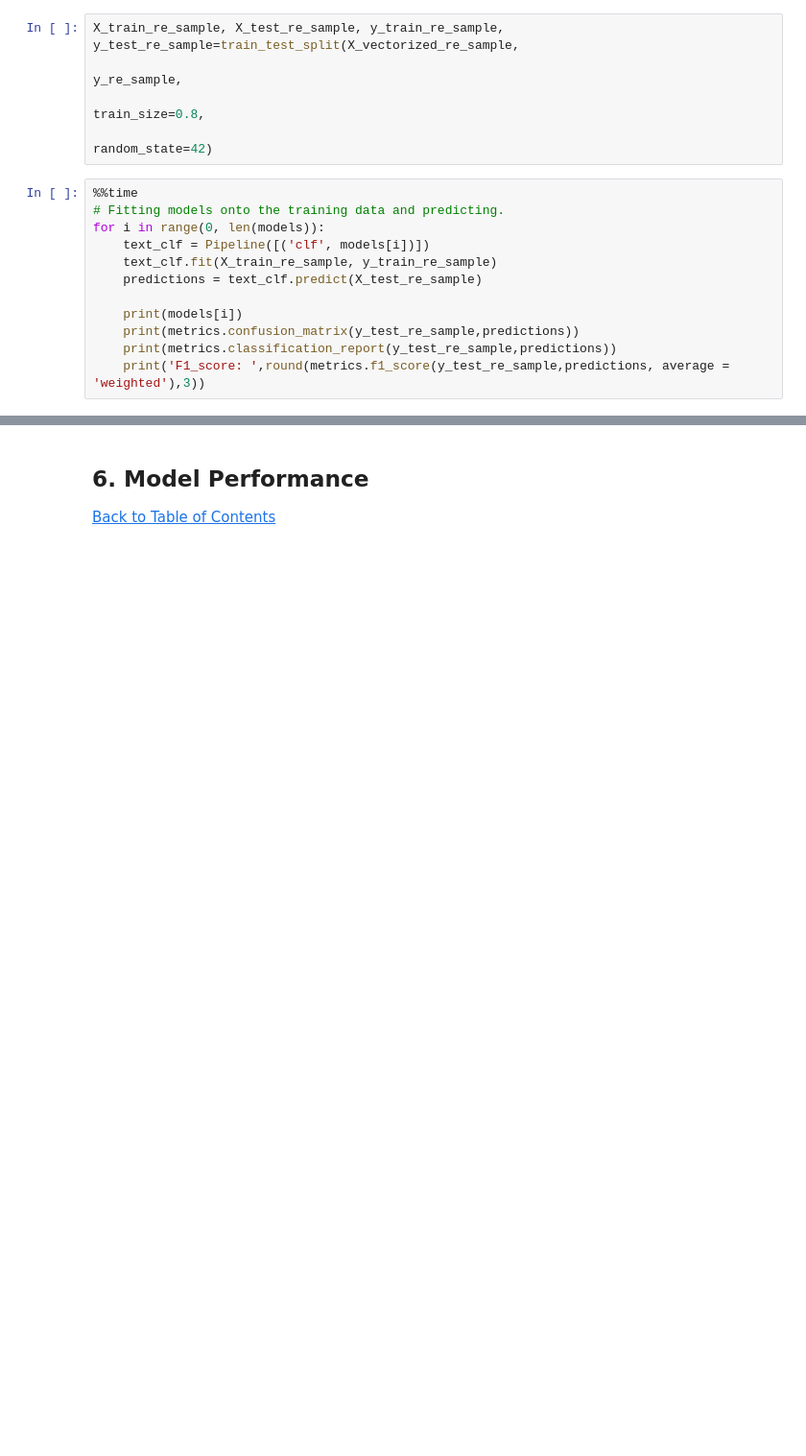
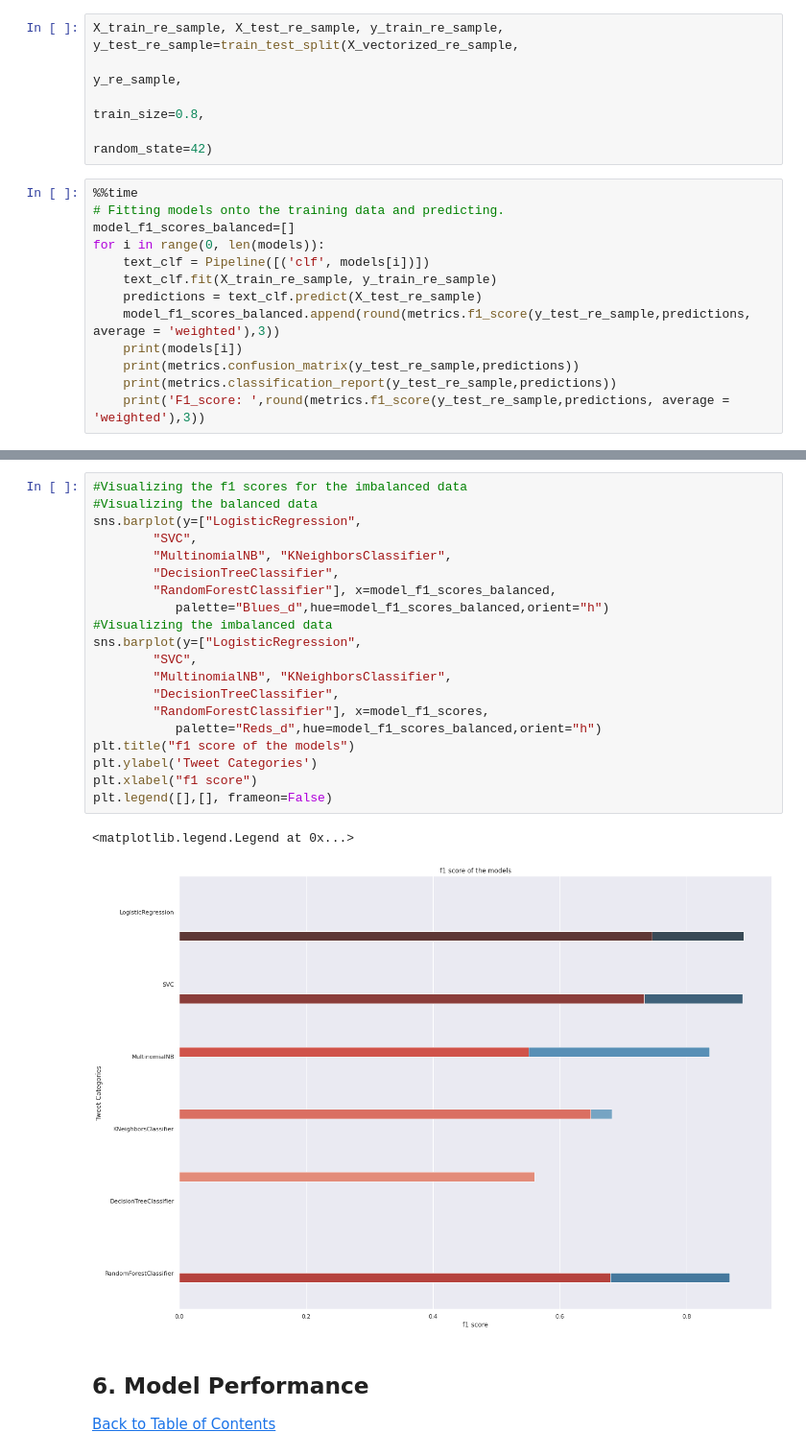
Before and after one commit to Classification-Team-CW5/Team-CW5-Notebook, a Jupyter notebook: Climate_Change_Beliefs_Analysis_(1).ipynb, the cells around one changed output, grey strips where cells are left out. Shown at 96% size. Drawn from its saved outputs; the diff is of its cells as text; blank space fills up the shorter version.

```diff
--- a/Climate_Change_Beliefs_Analysis_(1).ipynb
+++ b/Climate_Change_Beliefs_Analysis_(1).ipynb
@@ -629,11 +637,12 @@ X_train_re_sample, X_test_re_sample, y_train_re_sample, y_test_re_sample=train_t
 # %%
 %%time
 # Fitting models onto the training data and predicting.
+model_f1_scores_balanced=[]
 for i in range(0, len(models)):
     text_clf = Pipeline([('clf', models[i])])
     text_clf.fit(X_train_re_sample, y_train_re_sample)
     predictions = text_clf.predict(X_test_re_sample)
-
+    model_f1_scores_balanced.append(round(metrics.f1_score(y_test_re_sample,predictions, average = 'weighted'),3))
     print(models[i])
     print(metrics.confusion_matrix(y_test_re_sample,predictions))
     print(metrics.classification_report(y_test_re_sample,predictions))
@@ -659,3 +668,26 @@ Wall time: 2min 15s
+# %%
+#Visualizing the f1 scores for the imbalanced data
+#Visualizing the balanced data
+sns.barplot(y=["LogisticRegression",
+        "SVC",
+        "MultinomialNB", "KNeighborsClassifier",
+        "DecisionTreeClassifier",
+        "RandomForestClassifier"], x=model_f1_scores_balanced,
+           palette="Blues_d",hue=model_f1_scores_balanced,orient="h")
+#Visualizing the imbalanced data
+sns.barplot(y=["LogisticRegression",
+        "SVC",
+        "MultinomialNB", "KNeighborsClassifier",
+        "DecisionTreeClassifier",
+        "RandomForestClassifier"], x=model_f1_scores,
+           palette="Reds_d",hue=model_f1_scores_balanced,orient="h")
+plt.title("f1 score of the models")
+plt.ylabel('Tweet Categories')
+plt.xlabel("f1 score")
+plt.legend([],[], frameon=False)
+# %% [output]
+<matplotlib.legend.Legend at 0x...>
+[figure, added]
 # %% [markdown]
 <a id="six"></a>
 ## 6. Model Performance
```
Also changed, not shown: parts of 8 cells of this notebook.
